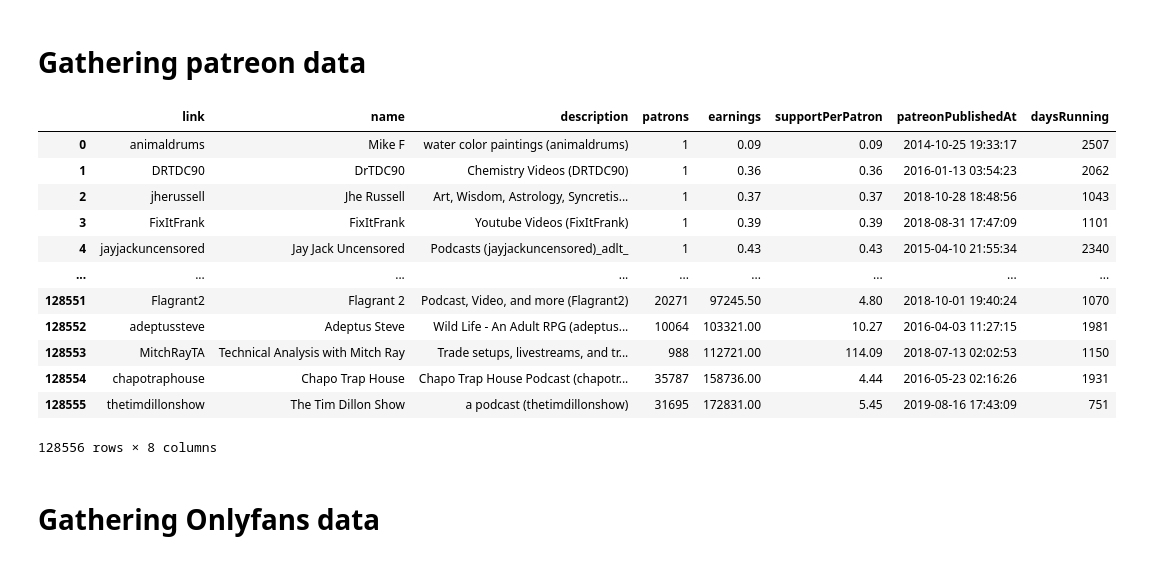
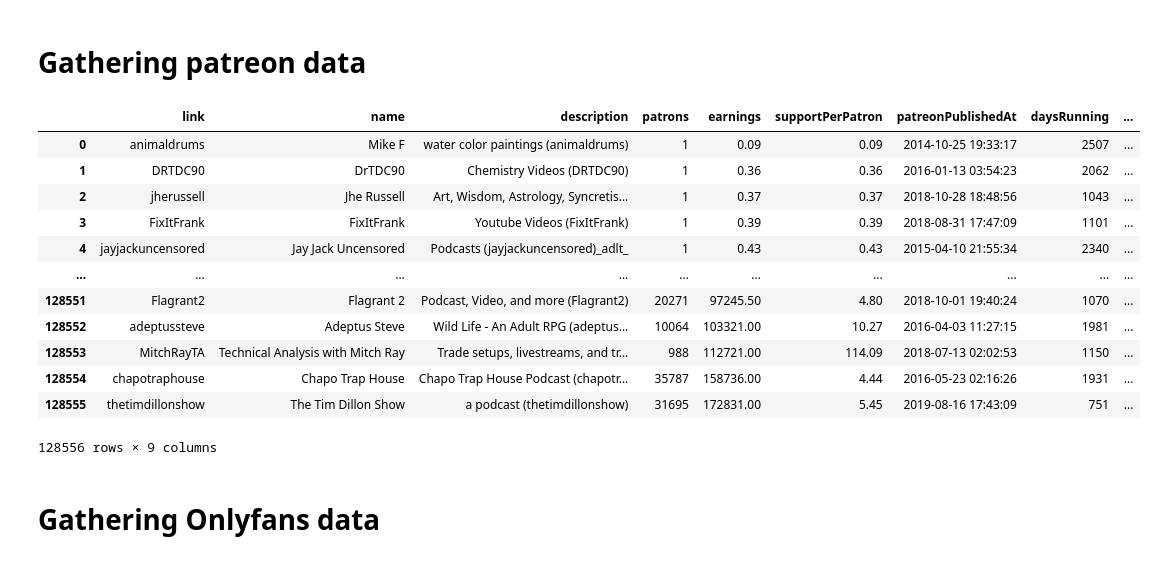
Before and after one commit to fpjnijweide/passion_economy, a Jupyter notebook: Passion economy creator data.ipynb, the cells around one changed output. Saved outputs shown, nothing was run; the diff lists cells and outputs as text; code cells hidden in the pictures.

Commit message:
updated Patreon data

```diff
--- a/Passion economy creator data.ipynb
+++ b/Passion economy creator data.ipynb
@@ -24,7 +24,7 @@ import scipy.stats
 # %%
 if not os.path.exists('patreon_json'):
     os.makedirs('patreon_json')
-patreon_categories = ["podcasts", "video", "games", "cosplay", "comics", "writing", "music", "adult-games", "adult-photography", "adult-video", "adult-cosplay", "animation", "drawing-painting", "photography", "crafts-diy", "dance-theater", "magazine", "3d-printing", "other", "adult-animation", "adult-comics", "adult-music", "adult-writing", "adult-drawing-painting", "adult-podcasts", "adult-crafts-diy", "adult-dance-theater", "adult-magazine", "adult-3d-printing", "adult-other"]
+patreon_categories = np.array(["podcasts", "video", "games", "cosplay", "comics", "writing", "music", "adult-games", "adult-photography", "adult-video", "adult-cosplay", "animation", "drawing-painting", "photography", "crafts-diy", "dance-theater", "magazine", "3d-printing", "other", "adult-animation", "adult-comics", "adult-music", "adult-writing", "adult-drawing-painting", "adult-podcasts", "adult-crafts-diy", "adult-dance-theater", "adult-magazine", "adult-3d-printing", "adult-other"])
 
 for category in patreon_categories:
     if not os.path.isfile('patreon_json/' + category + '.json'):
@@ -41,51 +41,54 @@ for category in patreon_categories:
     f = open('patreon_json/' + category + '.json')
     this_json = json.load(f)
     f.close()
-    patreon_list += this_json['data']
+    this_data = this_json['data']
+    for item in this_data:
+        item['category']=category
+    patreon_list += this_data
 
 patreon_list
 
 patreon = pd.DataFrame(patreon_list)
 patreon.head()
 patreon['earnings'] = patreon['earnings'] .str.replace("/month", "")
 patreon['supportPerPatron'] = patreon['supportPerPatron'] .str.replace("/month", "")
 patreon['patreonPublishedAt'] = pd.to_datetime(patreon['patreonPublishedAt'])
 
 patreon = patreon[~patreon.earnings.str.contains("/",na=False)] # get rid of all non-monthly figures
 
 patreon['earnings'] = patreon['earnings'].astype(float)
 patreon['supportPerPatron'] = patreon['supportPerPatron'].astype(float)
 patreon['daysRunning'] = patreon['daysRunning'].astype(int)
 
 patreon = patreon[~patreon.earnings.isna()] # get rid of entries without income data
 patreon[['link', 'name','description']] = patreon['link'].str.split('_&_', expand=True)
 
 patreon = patreon.drop(columns='rank')
 
 patreon=patreon.sort_values(by=['earnings'])
 patreon.reset_index(drop=True, inplace=True)
 cols = patreon.columns.tolist()
 cols = [cols[0]] + cols[-2:] + cols[1:-2]
 patreon=patreon[cols]
 
 patreon
 
-# TODO predict income data for accounts that don't have it
+
 # patreon.describe()
 # %% [output]
-|  | link | name | description | patrons | earnings | supportPerPatron | patreonPublishedAt | daysRunning |
-| 0 | animaldrums | Mike F | water color paintings (animaldrums) | 1 | 0.09 | 0.09 | 2014-10-25 19:33:17 | 2507 |
-| 1 | DRTDC90 | DrTDC90 | Chemistry Videos (DRTDC90) | 1 | 0.36 | 0.36 | 2016-01-13 03:54:23 | 2062 |
-| 2 | jherussell | Jhe Russell | Art, Wisdom, Astrology, Syncretis... | 1 | 0.37 | 0.37 | 2018-10-28 18:48:56 | 1043 |
-| 3 | FixItFrank | FixItFrank | Youtube Videos (FixItFrank) | 1 | 0.39 | 0.39 | 2018-08-31 17:47:09 | 1101 |
-| 4 | jayjackuncensored | Jay Jack Uncensored | Podcasts (jayjackuncensored)_adlt_ | 1 | 0.43 | 0.43 | 2015-04-10 21:55:34 | 2340 |
-| ... | ... | ... | ... | ... | ... | ... | ... | ... |
-| 128551 | Flagrant2 | Flagrant 2 | Podcast, Video, and more (Flagrant2) | 20271 | 97245.50 | 4.80 | 2018-10-01 19:40:24 | 1070 |
-| 128552 | adeptussteve | Adeptus Steve | Wild Life - An Adult RPG (adeptus... | 10064 | 103321.00 | 10.27 | 2016-04-03 11:27:15 | 1981 |
-| 128553 | MitchRayTA | Technical Analysis with Mitch Ray | Trade setups, livestreams, and tr... | 988 | 112721.00 | 114.09 | 2018-07-13 02:02:53 | 1150 |
-| 128554 | chapotraphouse | Chapo Trap House | Chapo Trap House Podcast (chapotr... | 35787 | 158736.00 | 4.44 | 2016-05-23 02:16:26 | 1931 |
-| 128555 | thetimdillonshow | The Tim Dillon Show | a podcast (thetimdillonshow) | 31695 | 172831.00 | 5.45 | 2019-08-16 17:43:09 | 751 |
+|  | link | name | description | patrons | earnings | supportPerPatron | patreonPublishedAt | daysRunning | ... |
+| 0 | animaldrums | Mike F | water color paintings (animaldrums) | 1 | 0.09 | 0.09 | 2014-10-25 19:33:17 | 2507 | ... |
+| 1 | DRTDC90 | DrTDC90 | Chemistry Videos (DRTDC90) | 1 | 0.36 | 0.36 | 2016-01-13 03:54:23 | 2062 | ... |
+| 2 | jherussell | Jhe Russell | Art, Wisdom, Astrology, Syncretis... | 1 | 0.37 | 0.37 | 2018-10-28 18:48:56 | 1043 | ... |
+| 3 | FixItFrank | FixItFrank | Youtube Videos (FixItFrank) | 1 | 0.39 | 0.39 | 2018-08-31 17:47:09 | 1101 | ... |
+| 4 | jayjackuncensored | Jay Jack Uncensored | Podcasts (jayjackuncensored)_adlt_ | 1 | 0.43 | 0.43 | 2015-04-10 21:55:34 | 2340 | ... |
+| ... | ... | ... | ... | ... | ... | ... | ... | ... | ... |
+| 128551 | Flagrant2 | Flagrant 2 | Podcast, Video, and more (Flagrant2) | 20271 | 97245.50 | 4.80 | 2018-10-01 19:40:24 | 1070 | ... |
+| 128552 | adeptussteve | Adeptus Steve | Wild Life - An Adult RPG (adeptus... | 10064 | 103321.00 | 10.27 | 2016-04-03 11:27:15 | 1981 | ... |
+| 128553 | MitchRayTA | Technical Analysis with Mitch Ray | Trade setups, livestreams, and tr... | 988 | 112721.00 | 114.09 | 2018-07-13 02:02:53 | 1150 | ... |
+| 128554 | chapotraphouse | Chapo Trap House | Chapo Trap House Podcast (chapotr... | 35787 | 158736.00 | 4.44 | 2016-05-23 02:16:26 | 1931 | ... |
+| 128555 | thetimdillonshow | The Tim Dillon Show | a podcast (thetimdillonshow) | 31695 | 172831.00 | 5.45 | 2019-08-16 17:43:09 | 751 | ... |
-128556 rows × 8 columns
+128556 rows × 9 columns
 # %% [markdown]
 # Gathering Onlyfans data
 # %%
```
Also changed, not shown: parts of 7 cells of this notebook, 1 other file.
